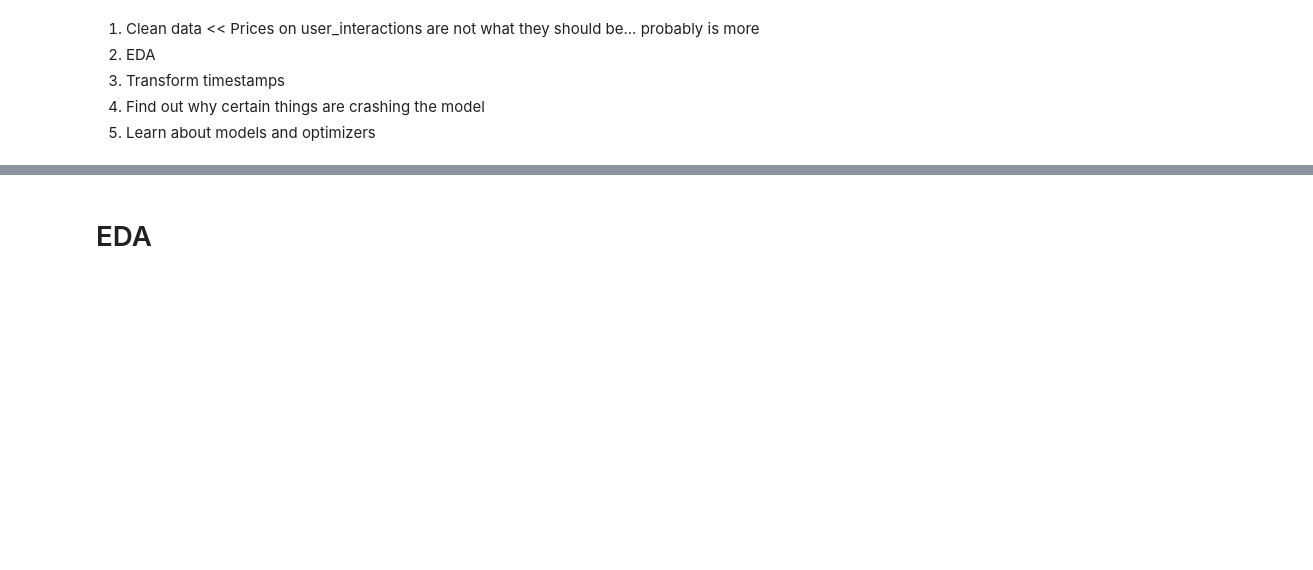
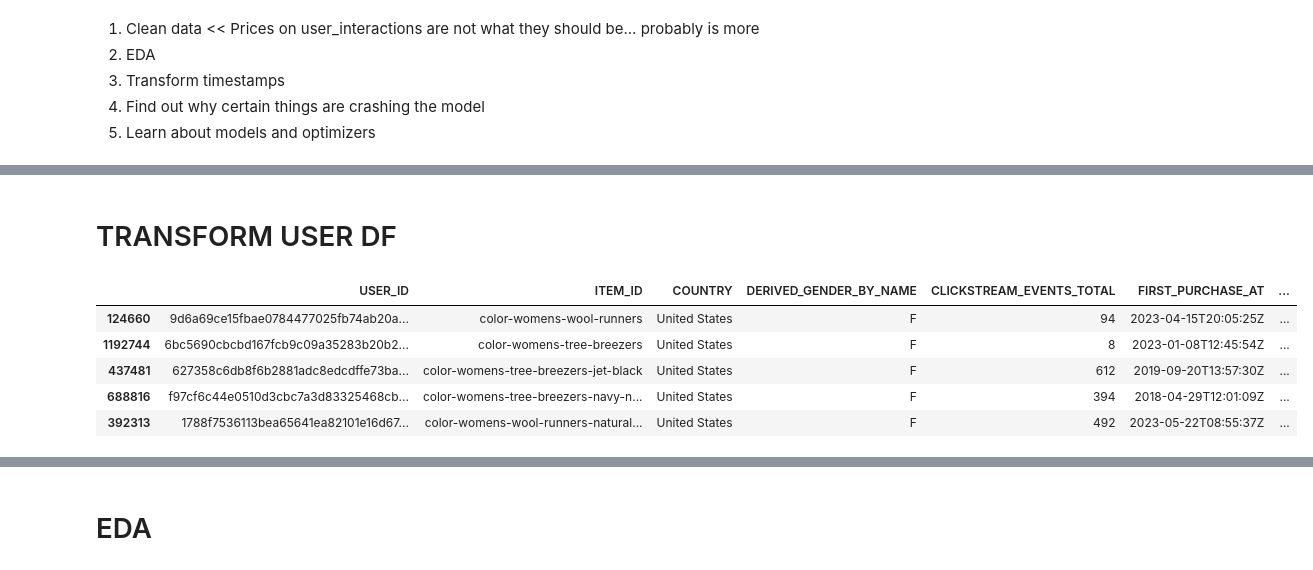
Before and after one commit to wildd96/all-recsys, a Jupyter notebook: main.ipynb, the cells around one changed output, grey strips where cells are left out. Drawn from its saved outputs; the diff is of its cells as text; code cells hidden in the pictures; blank space fills up the shorter version.

```diff
--- a/main.ipynb
+++ b/main.ipynb
@@ -71,0 +69,13 @@ Index(['USER_ID', 'COUNTRY', 'DERIVED_GENDER_BY_NAME',
+# %% [markdown]
+# TRANSFORM USER DF
+# %%
+user_df = df[['USER_ID', 'ITEM_ID', 'COUNTRY', 'DERIVED_GENDER_BY_NAME', 'CLICKSTREAM_EVENTS_TOTAL', 'FIRST_PURCHASE_AT', 'FIRST_VISIT_AT',
+              'LATEST_VISIT_AT', 'LATEST_PURCHASE_AT']]
+user_df.head()
+# %% [output]
+|  | USER_ID | ITEM_ID | COUNTRY | DERIVED_GENDER_BY_NAME | CLICKSTREAM_EVENTS_TOTAL | FIRST_PURCHASE_AT | ... |
+| 124660 | 9d6a69ce15fbae0784477025fb74ab20a... | color-womens-wool-runners | United States | F | 94 | 2023-04-15T20:05:25Z | ... |
+| 1192744 | 6bc5690cbcbd167fcb9c09a35283b20b2... | color-womens-tree-breezers | United States | F | 8 | 2023-01-08T12:45:54Z | ... |
+| 437481 | 627358c6db8f6b2881adc8edcdffe73ba... | color-womens-tree-breezers-jet-black | United States | F | 612 | 2019-09-20T13:57:30Z | ... |
+| 688816 | f97cf6c44e0510d3cbc7a3d83325468cb... | color-womens-tree-breezers-navy-n... | United States | F | 394 | 2018-04-29T12:01:09Z | ... |
+| 392313 | 1788f7536113bea65641ea82101e16d67... | color-womens-wool-runners-natural... | United States | F | 492 | 2023-05-22T08:55:37Z | ... |
```
Also changed, not shown: parts of 41 cells of this notebook, 1 other file.
